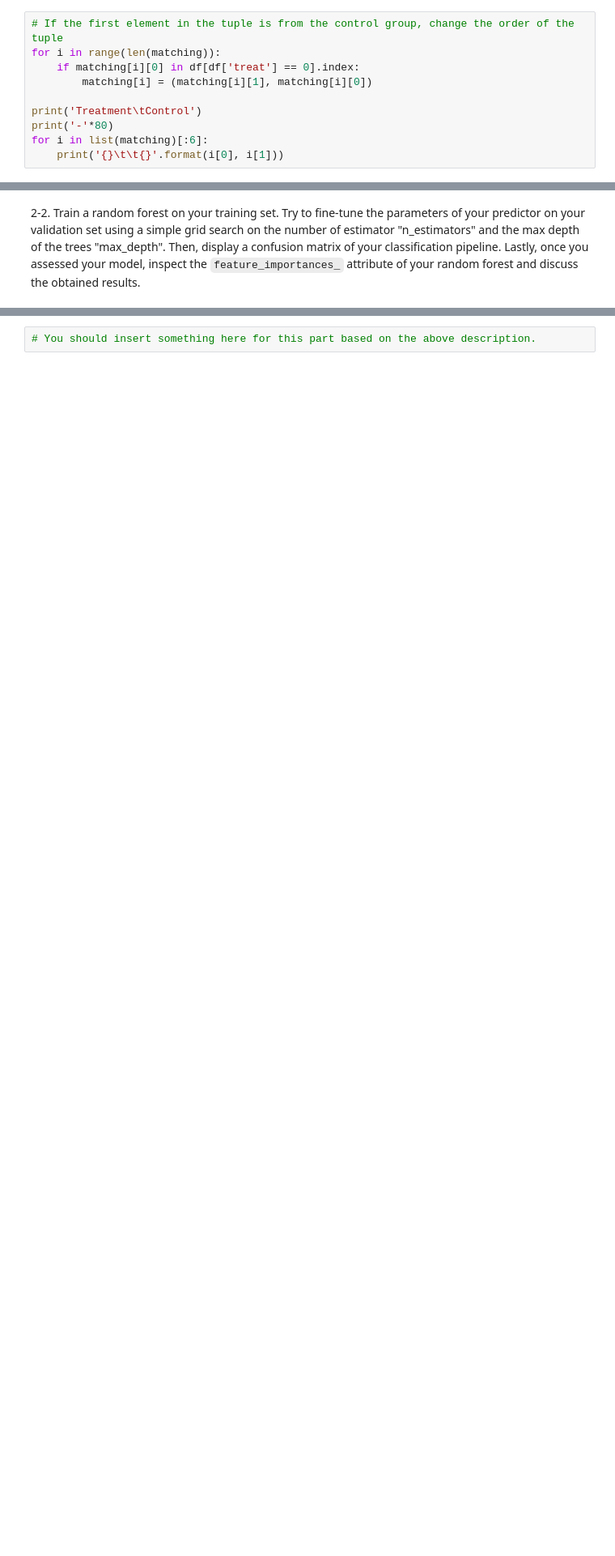
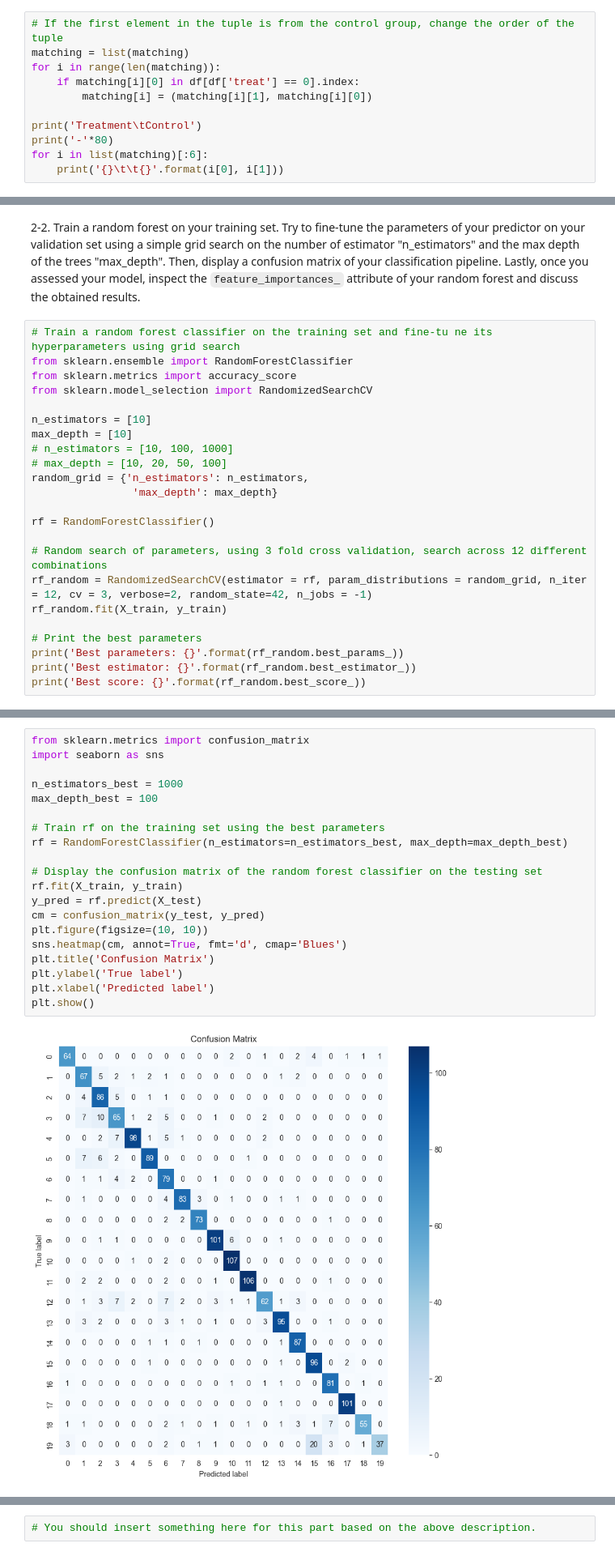
Before and after one commit to amirsoleix/exploratory-data-analysis, a Jupyter notebook: EDA-notebook.ipynb, the cells around one changed output, grey strips where cells are left out. Shown at 81% size. Cells and saved outputs as stored; diff of their text form; blank space fills up the shorter version.

```diff
--- a/EDA-notebook.ipynb
+++ b/EDA-notebook.ipynb
@@ -302,5 +302,6 @@ PSID400         NSW21
 # %%
 # If the first element in the tuple is from the control group, change the order of the tuple
+matching = list(matching)
 for i in range(len(matching)):
     if matching[i][0] in df[df['treat'] == 0].index:
         matching[i] = (matching[i][1], matching[i][0])
@@ -637,2 +663,25 @@ We are going to build a classifier of news to directly assign them to 20 news ca
 # %% [markdown]
 2-2. Train a random forest on your training set. Try to fine-tune the parameters of your predictor on your validation set using a simple grid search on the number of estimator "n_estimators" and the max depth of the trees "max_depth". Then, display a confusion matrix of your classification pipeline. Lastly, once you assessed your model, inspect the `feature_importances_` attribute of your random forest and discuss the obtained results.
+# %%
+# Train a random forest classifier on the training set and fine-tu ne its hyperparameters using grid search
+from sklearn.ensemble import RandomForestClassifier
+from sklearn.metrics import accuracy_score
+from sklearn.model_selection import RandomizedSearchCV
+
+n_estimators = [10]
+max_depth = [10]
+# n_estimators = [10, 100, 1000]
+# max_depth = [10, 20, 50, 100]
+random_grid = {'n_estimators': n_estimators,
+                'max_depth': max_depth}
+
+rf = RandomForestClassifier()
+
+# Random search of parameters, using 3 fold cross validation, search across 12 different combinations
+rf_random = RandomizedSearchCV(estimator = rf, param_distributions = random_grid, n_iter = 12, cv = 3, verbose=2, random_state=42, n_jobs = -1)
+rf_random.fit(X_train, y_train)
+
+# Print the best parameters
+print('Best parameters: {}'.format(rf_random.best_params_))
+print('Best estimator: {}'.format(rf_random.best_estimator_))
+print('Best score: {}'.format(rf_random.best_score_))
@@ -638,0 +696,22 @@ We are going to build a classifier of news to directly assign them to 20 news ca
+# %%
+from sklearn.metrics import confusion_matrix
+import seaborn as sns
+
+n_estimators_best = 1000
+max_depth_best = 100
+
+# Train rf on the training set using the best parameters
+rf = RandomForestClassifier(n_estimators=n_estimators_best, max_depth=max_depth_best)
+
+# Display the confusion matrix of the random forest classifier on the testing set
+rf.fit(X_train, y_train)
+y_pred = rf.predict(X_test)
+cm = confusion_matrix(y_test, y_pred)
+plt.figure(figsize=(10, 10))
+sns.heatmap(cm, annot=True, fmt='d', cmap='Blues')
+plt.title('Confusion Matrix')
+plt.ylabel('True label')
+plt.xlabel('Predicted label')
+plt.show()
+# %% [output]
+[figure, added]
```
Also changed, not shown: parts of 9 cells of this notebook.
